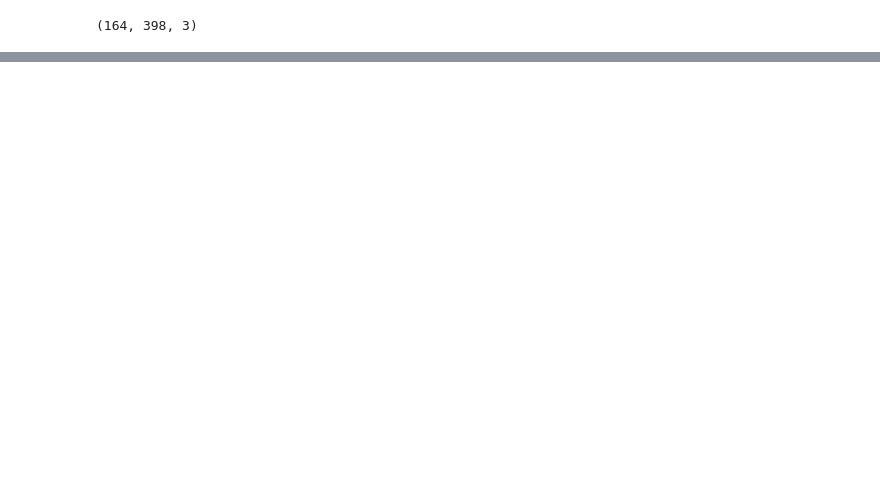
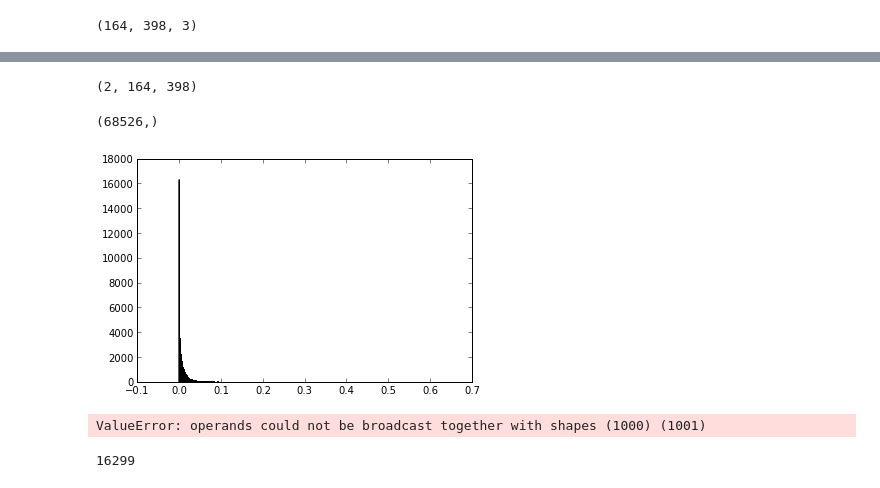
Before and after one commit to appriest/AY250, a Jupyter notebook: Homework 4/Testing.ipynb, the cells around one changed output, grey strips where cells are left out. Saved outputs shown, nothing was run; the diff lists cells and outputs as text; code cells hidden in the pictures; blank space fills up the shorter version.

```diff
--- a/Homework 4/Testing.ipynb
+++ b/Homework 4/Testing.ipynb
@@ -26,0 +61,24 @@ TypeError: this constructor takes no arguments
+# %%
+np.shape(coords)
+# %% [output]
+(2, 164, 398)
+# %%
+import skimage.feature as ft
+
+hg = ft.hog(median(im,axis=2))
+# %%
+shape(hg)
+# %% [output]
+(68526,)
+# %%
+hg_hist = plt.hist(hg,bins=1000)
+# %% [output]
+[figure, added]
+# %%
+sum(hg_hist)
+# %% [output]
+ValueError: operands could not be broadcast together with shapes (1000) (1001)
+# %%
+hg_hist[0][0]
+# %% [output]
+16299
```
Also changed, not shown: parts of 18 cells of this notebook, 2 other files.
